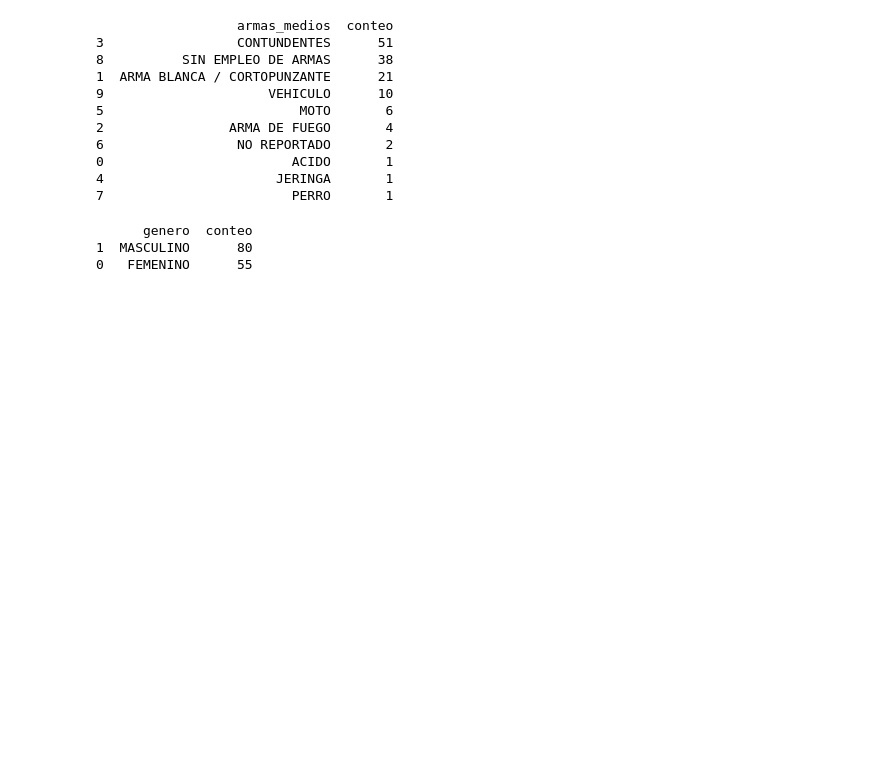
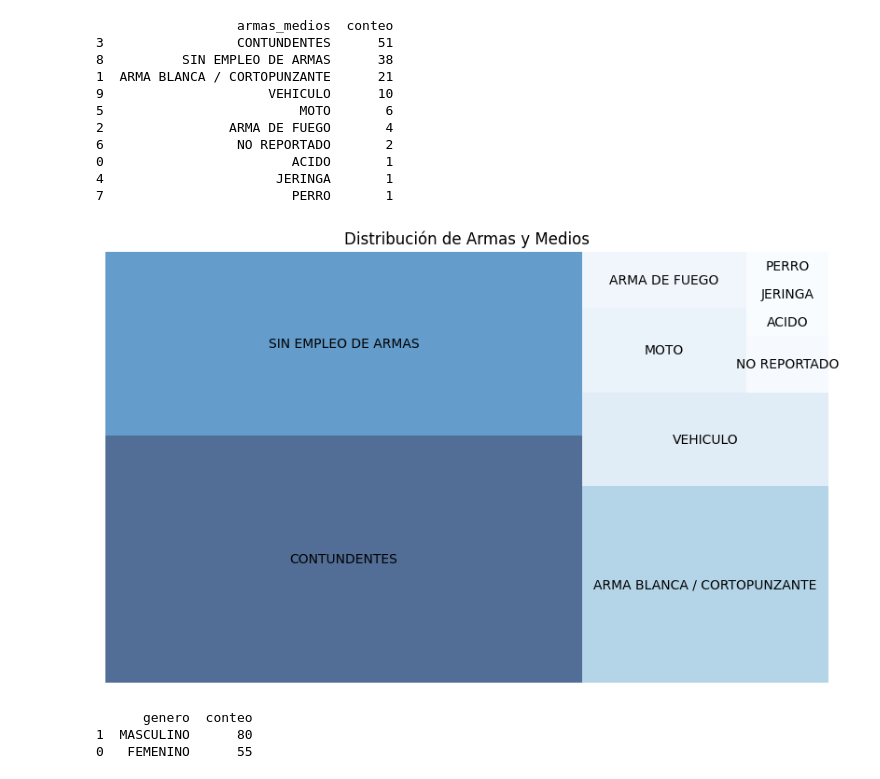
Before and after one commit to SPMINE-2425/Proyecto-No-1.-Pablo-Rubiano-Oscar-Leon, a Jupyter notebook: Cuadernos/cuaderno1.ipynb, the cells around one changed output. Saved outputs shown, nothing was run; the diff lists cells and outputs as text; code cells hidden in the pictures; blank space fills up the shorter version.

```diff
--- a/Cuadernos/cuaderno1.ipynb
+++ b/Cuadernos/cuaderno1.ipynb
@@ -90,6 +90,29 @@ print(df_agrupado)
 0                        ACIDO       1
 4                      JERINGA       1
 7                        PERRO       1
+# %%
+import matplotlib.pyplot as plt
+import squarify
+import numpy as np
+
+# Normalizar los valores de 'conteo' para generar un degradado de azules
+norm = plt.Normalize(df_agrupado['conteo'].min(), df_agrupado['conteo'].max())
+colors = [plt.cm.Blues(norm(value)) for value in df_agrupado['conteo']]
+
+# Crear el diagrama de árbol (treemap)
+plt.figure(figsize=(10, 6))
+squarify.plot(sizes=df_agrupado['conteo'], label=df_agrupado['armas_medios'], color=colors, alpha=0.7)
+
+# Agregar título
+plt.title('Distribución de Armas y Medios')
+
+# Quitar ejes
+plt.axis('off')
+
+# Mostrar el gráfico
+plt.show()
+# %% [output]
+[figure, added]
 # %%
 df_agrupado = df_medellin.groupby('genero').size().reset_index(name='conteo')
 
```
Also changed, not shown: parts of 2 cells of this notebook, 3 other files.
